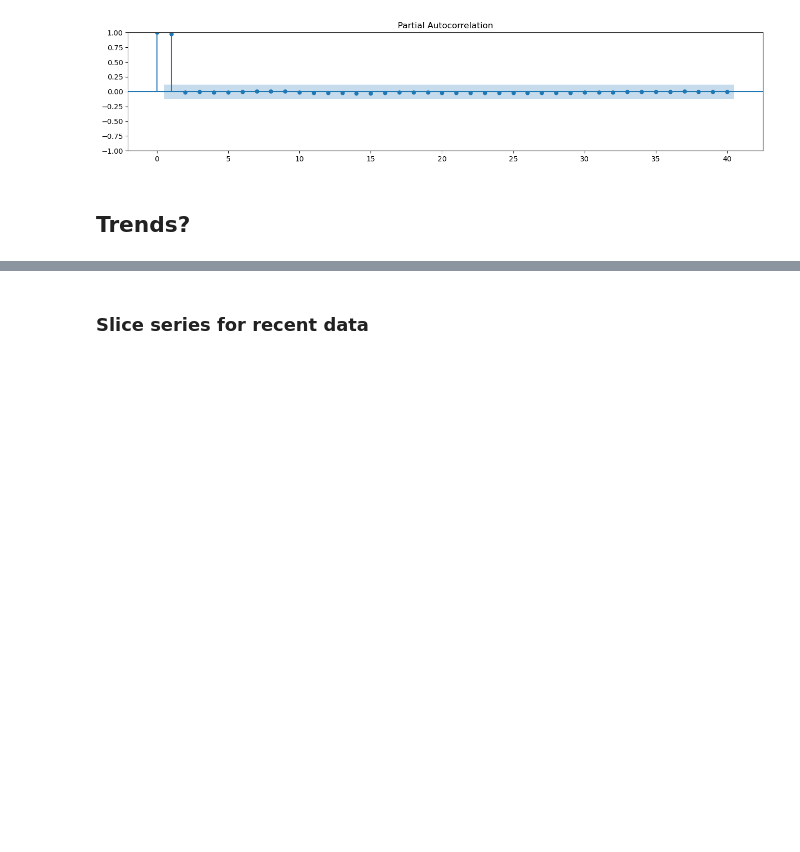
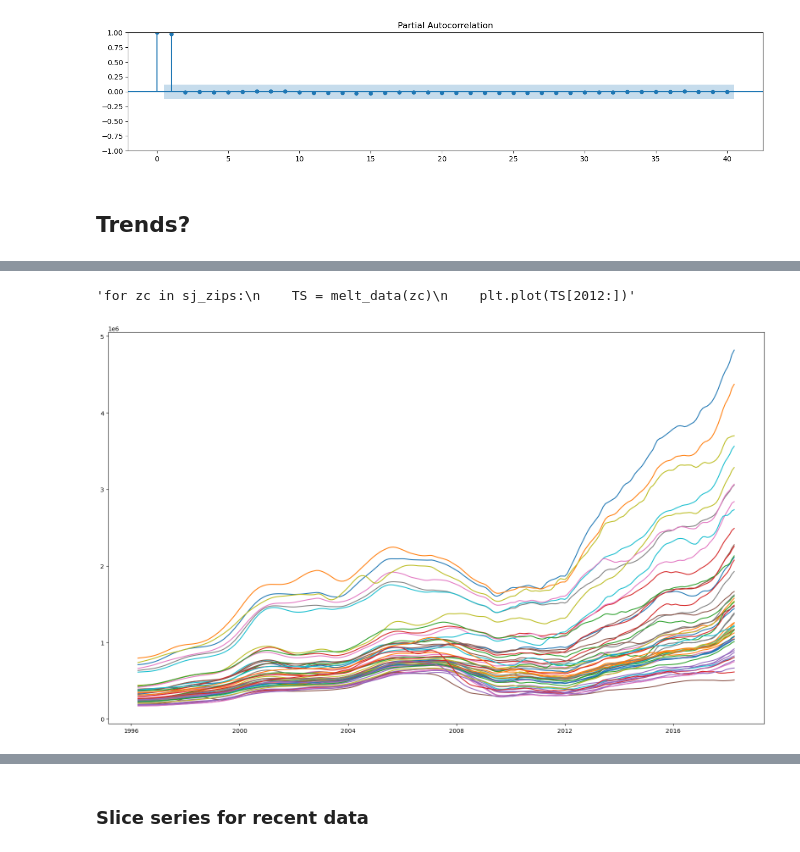
Before and after one commit to lalynjay/Time_series_analysis, a Jupyter notebook: Time_series_analysis.ipynb, the cells around one changed output, grey strips where cells are left out. Cells and saved outputs as stored; diff of their text form; code cells hidden in the pictures; blank space fills up the shorter version.

```diff
--- a/Time_series_analysis.ipynb
+++ b/Time_series_analysis.ipynb
@@ -400,3 +422,6 @@ plot_pacf(series94089, ax=ax, lags=40, method="ywm")
 [figure]
 # %% [markdown]
 ## Trends?
+# %%
+sj_zips = [s for s in san_jose['RegionName']]
+sj_zips
@@ -403,3 +446,19 @@ plot_pacf(series94089, ax=ax, lags=40, method="ywm")
+# %%
+zip_dict = {}
+
+for zipcode in sj_zips:
+    zip_dict[zipcode] = melt_data(san_jose[san_jose['RegionName']==zipcode])
+    recent_series = series33126['2011':]
+fig,ax = plt.subplots(figsize=(20,12))
+
+for zipcode in zip_dict:
+    ax.plot(zip_dict[zipcode]);
+"""for zc in sj_zips:
+    TS = melt_data(zc)
+    plt.plot(TS[2012:])"""
+# %% [output]
+'for zc in sj_zips:\n    TS = melt_data(zc)\n    plt.plot(TS[2012:])'
+[figure, added]
 # %%
 def stationarity_check(TS):
 
```
Also changed, not shown: parts of 25 cells of this notebook.
